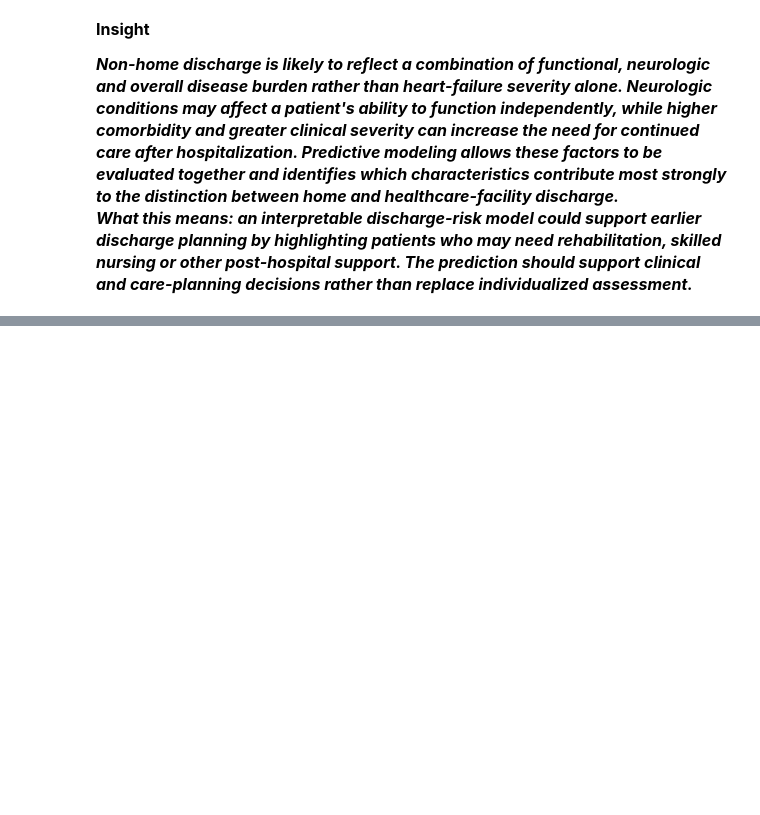
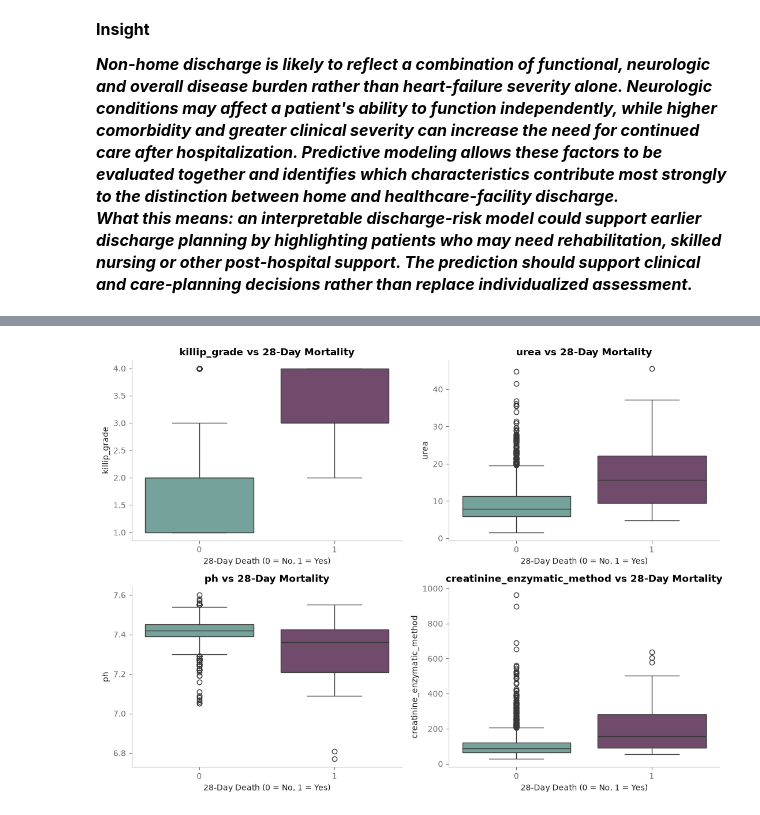
Before and after one commit to SaranyaShanmugam2026/Team2_PythonPioneers_PythonHackathon_Sep_2026, a Jupyter notebook: Team2_PythonPioneers_4.Predictive_Analysis.ipynb, the cells around one changed output, grey strips where cells are left out. Saved outputs shown, nothing was run; the diff lists cells and outputs as text; code cells hidden in the pictures; blank space fills up the shorter version.

```diff
--- a/Team2_PythonPioneers_4.Predictive_Analysis.ipynb
+++ b/Team2_PythonPioneers_4.Predictive_Analysis.ipynb
@@ -1359,0 +1368,76 @@ plt.show()
+# %%
+# ==========================================
+# 28-Day Mortality Prediction
+# ==========================================
+
+
+
+features = [
+    "killip_grade",
+    "nyha_cardiac_function_classification",
+    "brain_natriuretic_peptide",
+    "creatinine_enzymatic_method",
+    "urea",
+    "cystatin",
+    "cci_score",
+    "lactate",
+    "ph",
+    "oxygen_saturation",
+    "lvedd_mm",
+    "ea",
+    "tricuspid_valve_return_pressure",
+    "tricuspid_valve_return_velocity"
+]
+
+# Keep patients with a known outcome
+data_28 = df[features + ["death_within_28_days"]].dropna(
+    subset=["death_within_28_days"]
+).copy()
+
+X = data_28[features]
+y = data_28["death_within_28_days"].astype(int)
+
+# Fill missing predictor values with median
+imputer_28 = SimpleImputer(strategy="median")
+X = pd.DataFrame(imputer_28.fit_transform(X),columns=features,index=X.index)
+print("Patients:", len(data_28))
+print("28-day deaths:", y.sum())
+print("28-day survivors:", (y == 0).sum())
+
+X_train, X_test, y_train, y_test = train_test_split(X, y,test_size=0.20,random_state=42, stratify=y)
+rf_28 = RandomForestClassifier( n_estimators=300, class_weight="balanced",  random_state=42)
+rf_28.fit(X_train, y_train)
+
+prob_28 = rf_28.predict_proba(X_test)[:, 1]
+
+print("ROC-AUC:",round(roc_auc_score(y_test, prob_28), 3))
+print( "PR-AUC:",round(average_precision_score(y_test, prob_28), 3))
+# Feature importance
+importance_28 = pd.DataFrame({
+    "Feature": features,
+    "Importance": rf_28.feature_importances_
+}).sort_values(
+    "Importance",
+    ascending=False
+)
+
+display(importance_28.round(4))
+
+# Boxplots for top 4 predictors
+top_features_28 = importance_28.head(4)["Feature"].tolist()
+
+plot_data = data_28.copy()
+
+fig, axes = plt.subplots(2, 2, figsize=(11, 8))
+axes = axes.flatten()
+
+for i, col in enumerate(top_features_28):
+    sns.boxplot(data=plot_data, x="death_within_28_days",y=col,palette=cols,ax=axes[i])
+
+    axes[i].set_xlabel("28-Day Death (0 = No, 1 = Yes)")
+    axes[i].set_ylabel(col)
+    axes[i].set_title(f"{col} vs 28-Day Mortality")
+
+plt.tight_layout()
+plt.show()
+# %% [output]
@@ -1359,0 +1464 @@ plt.show()
+[figure, added]
```
Also changed, not shown: parts of 20 cells of this notebook.
